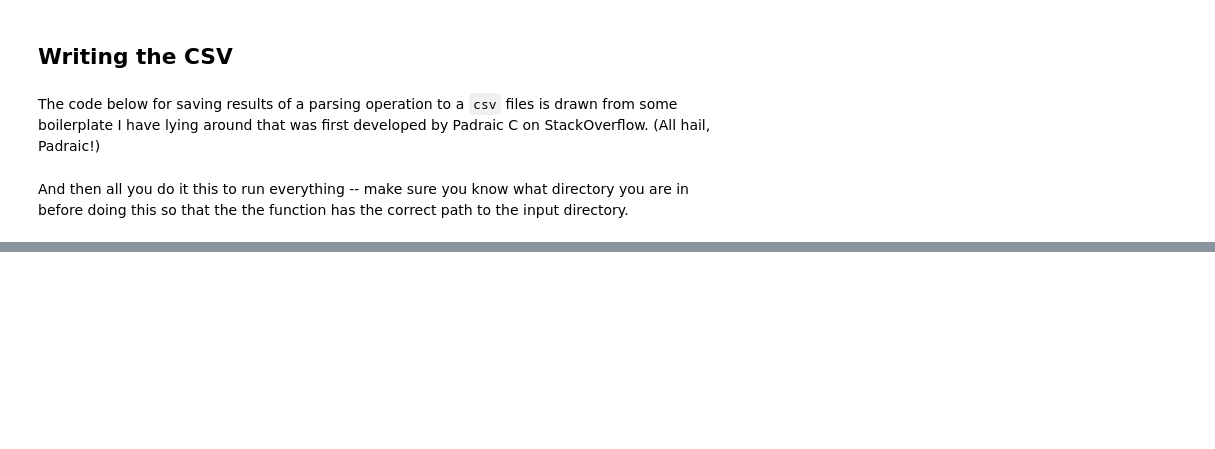
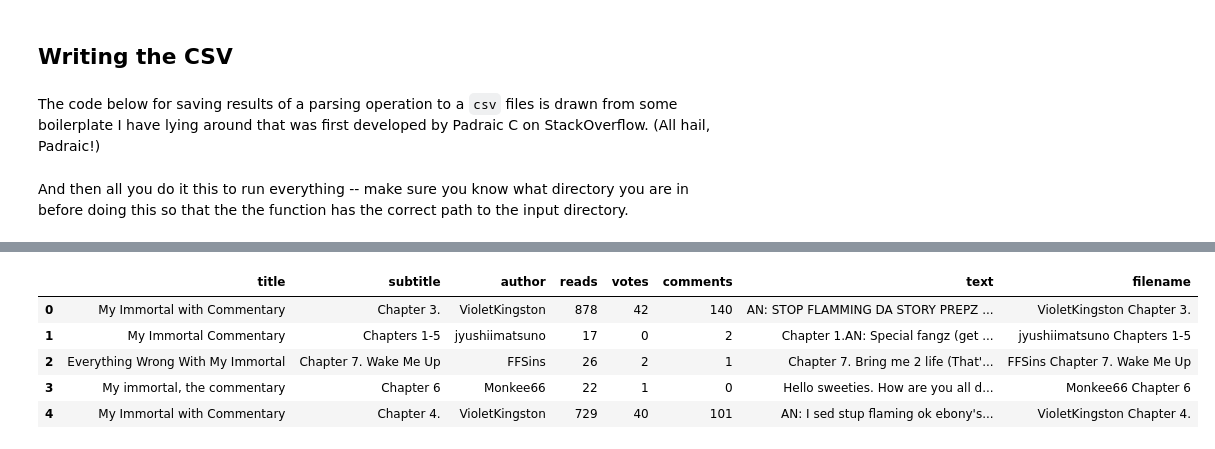
Before and after one commit to johnlaudun/workbooks, a Jupyter notebook: Wattpadding.ipynb, the cells around one changed output, grey strips where cells are left out. Drawn from its saved outputs; the diff is of its cells as text; code cells hidden in the pictures; blank space fills up the shorter version.

Commit message:
all those texts

```diff
--- a/Wattpadding.ipynb
+++ b/Wattpadding.ipynb
@@ -246,0 +267,3 @@ to_csv("./wattpad","./outputs/beloveds.csv")
+# %%
+df = pd.read_csv('outputs/beloveds.csv')
+df.head()
@@ -246,0 +277,10 @@ to_csv("./wattpad","./outputs/beloveds.csv")
+# %%
+df["filename"] = df["author"] + " " + df["subtitle"]
+df.head()
+# %% [output]
+|  | title | subtitle | author | reads | votes | comments | text | filename |
+| 0 | My Immortal with Commentary | Chapter 3. | VioletKingston | 878 | 42 | 140 | AN: STOP FLAMMING DA STORY PREPZ ... | VioletKingston Chapter 3. |
+| 1 | My Immortal Commentary | Chapters 1-5 | jyushiimatsuno | 17 | 0 | 2 | Chapter 1.AN: Special fangz (get ... | jyushiimatsuno Chapters 1-5 |
+| 2 | Everything Wrong With My Immortal | Chapter 7. Wake Me Up | FFSins | 26 | 2 | 1 | Chapter 7. Bring me 2 life (That'... | FFSins Chapter 7. Wake Me Up |
+| 3 | My immortal, the commentary | Chapter 6 | Monkee66 | 22 | 1 | 0 | Hello sweeties. How are you all d... | Monkee66 Chapter 6 |
+| 4 | My Immortal with Commentary | Chapter 4. | VioletKingston | 729 | 40 | 101 | AN: I sed stup flaming ok ebony's... | VioletKingston Chapter 4. |
```
Also changed, not shown: parts of 10 cells of this notebook, 35 other files.
